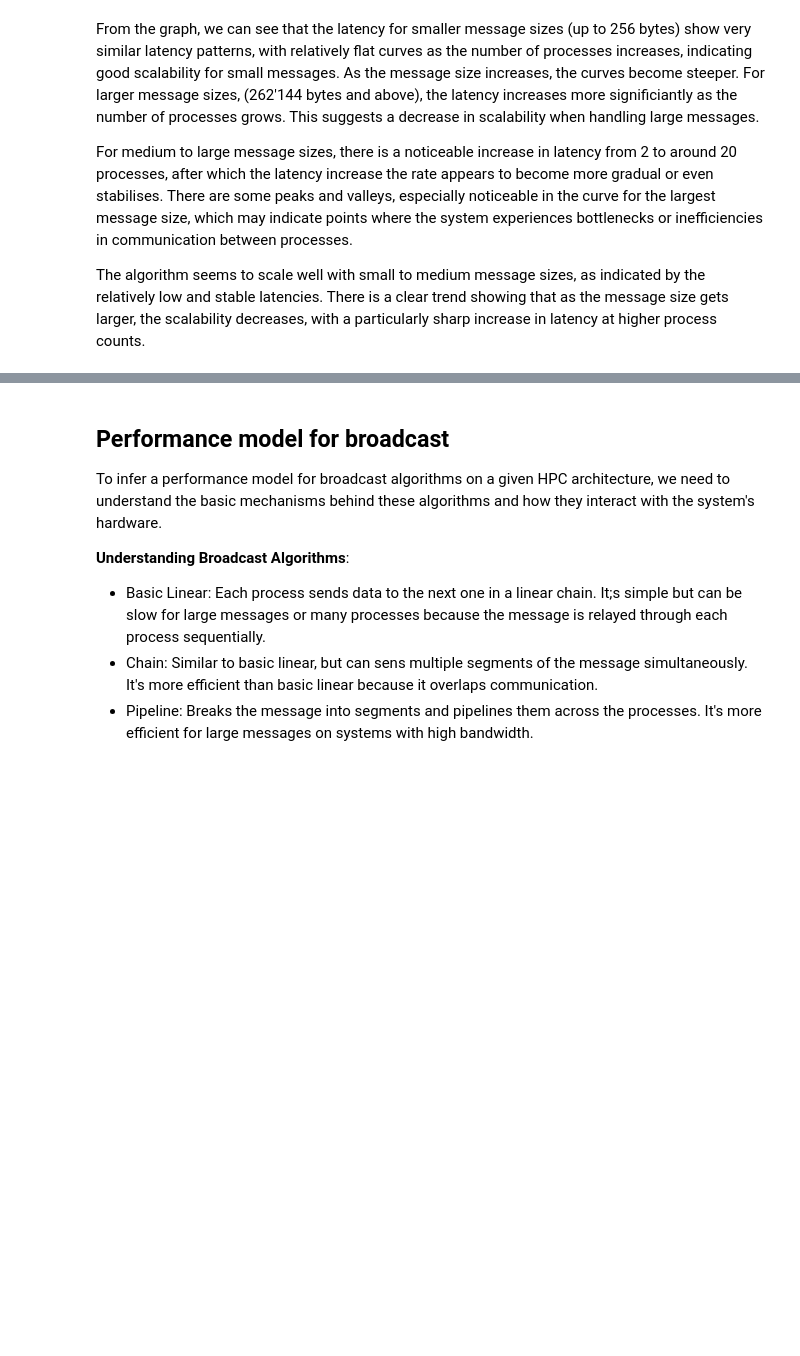
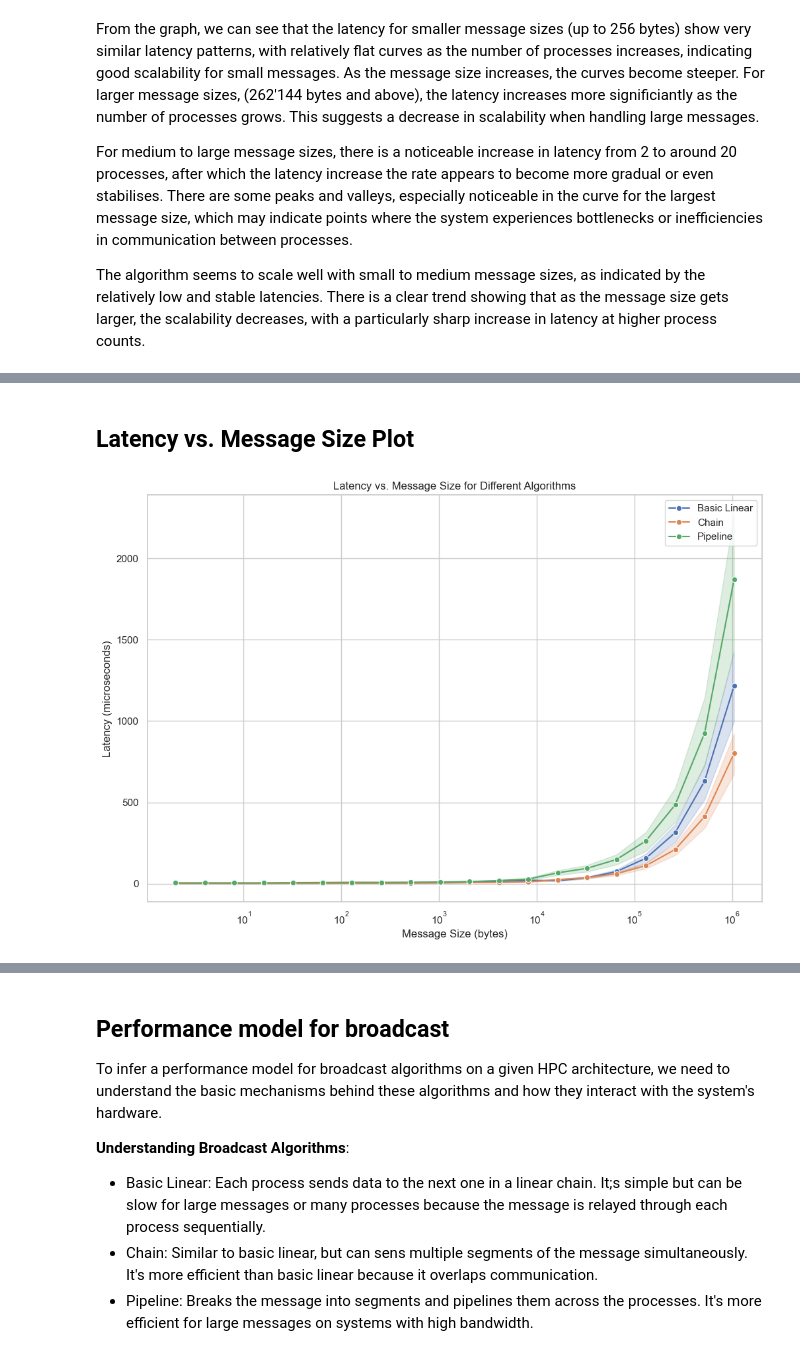
Before and after one commit to abandrea/HPC, a Jupyter notebook: exercise_1/project_1/bcast_thin_results/analysis_thin_bcast.ipynb, the cells around one changed output, grey strips where cells are left out. Cells and saved outputs as stored; diff of their text form; code cells hidden in the pictures; blank space fills up the shorter version.

```diff
--- a/exercise_1/project_1/bcast_thin_results/analysis_thin_bcast.ipynb
+++ b/exercise_1/project_1/bcast_thin_results/analysis_thin_bcast.ipynb
@@ -156,0 +181,17 @@ The algorithm seems to scale well with small to medium message sizes, as indicat
+# %%
+sns.set(style="whitegrid")
+# %% [markdown]
+## Latency vs. Message Size Plot
+# %%
+plt.figure(figsize=(12, 8))
+sns.lineplot(data=df_basic_linear, x='Size', y='Latency', label='Basic Linear', marker='o')
+sns.lineplot(data=df_chain, x='Size', y='Latency', label='Chain', marker='o')
+sns.lineplot(data=df_pipeline, x='Size', y='Latency', label='Pipeline', marker='o')
+plt.xscale('log')  # Message size on a logarithmic scale for better visibility
+plt.xlabel('Message Size (bytes)')
+plt.ylabel('Latency (microseconds)')
+plt.title('Latency vs. Message Size for Different Algorithms')
+plt.legend()
+plt.show()
+# %% [output]
+[figure, added]
```
Also changed, not shown: parts of 22 cells of this notebook, 3 other files.
